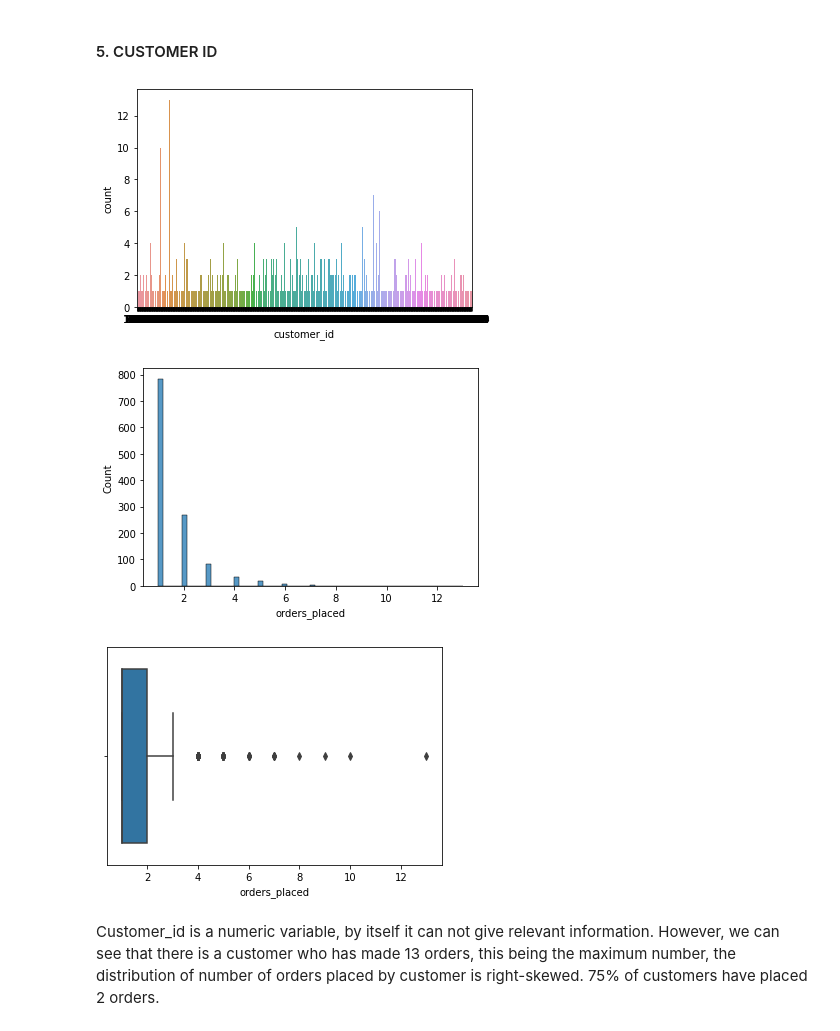
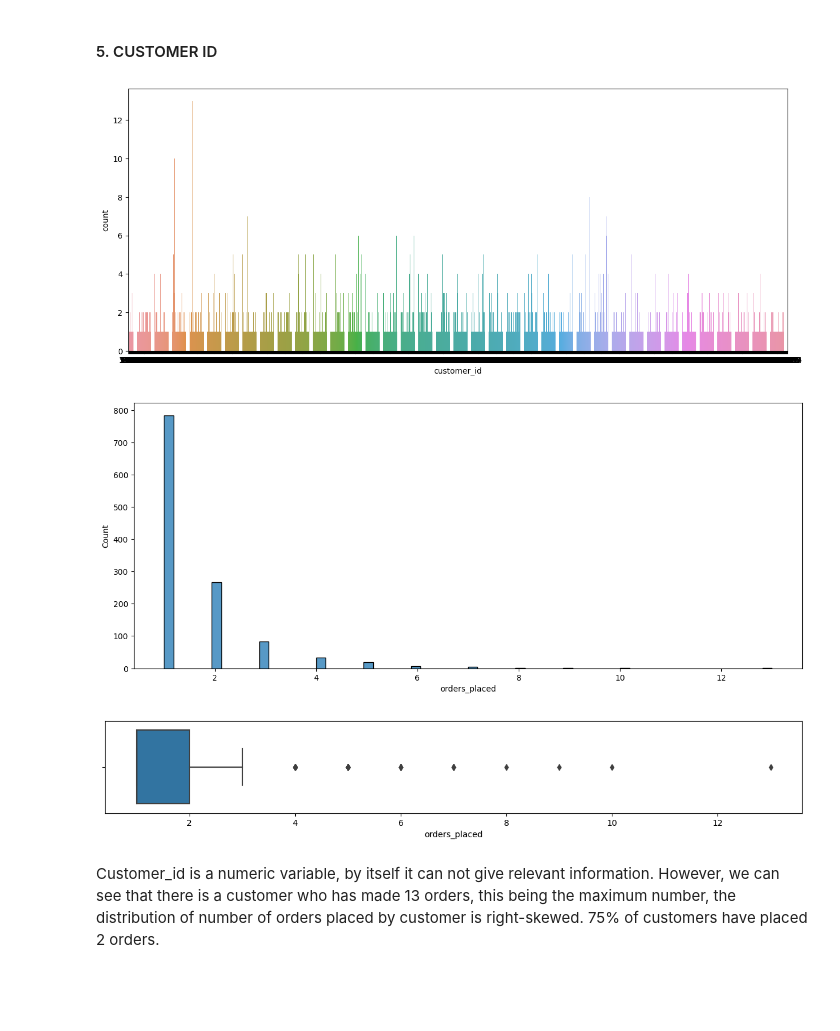
Before and after one commit to fbaezcalderon/Food-Hub, a Jupyter notebook: Food_Hub.ipynb, the cells around one changed output. Drawn from its saved outputs; the diff is of its cells as text; code cells hidden in the pictures; blank space fills up the shorter version.

```diff
--- a/PYF_Project_LearnerNotebook_FullCode.ipynb
+++ b/Food_Hub.ipynb
@@ -237,20 +231,23 @@ order_id is a numeric variable that identifies every order with a unique number,
 # %% [markdown]
 #### 5. CUSTOMER ID
 # %%
+plt.figure(figsize=(15,6))
 sns.countplot(data=df,x='customer_id');
 # %% [output]
-[figure, old version]
+[figure, new version]
 # %%
 df_customers=df.groupby('customer_id').count()[['order_id']].sort_values(by='order_id',ascending=False)
 df_customers.rename(columns={'order_id':'orders_placed'},inplace=True)
 # %%
+plt.figure(figsize=(15,6))
 sns.histplot(data=df_customers,x='orders_placed');
 # %% [output]
-[figure, old version]
+[figure, new version]
 # %%
+plt.figure(figsize=(15,2))
 sns.boxplot(data=df_customers,x='orders_placed');
 # %% [output]
-[figure, old version]
+[figure, new version]
 # %% [markdown]
 Customer_id is a numeric variable, by itself it can not give relevant information. However, we can see that there is a customer who has made 13 orders, this being the maximum number, the distribution of number of orders placed by customer is right-skewed.
 75% of customers have placed 2 orders.
```
Also changed, not shown: parts of 30 cells of this notebook.
